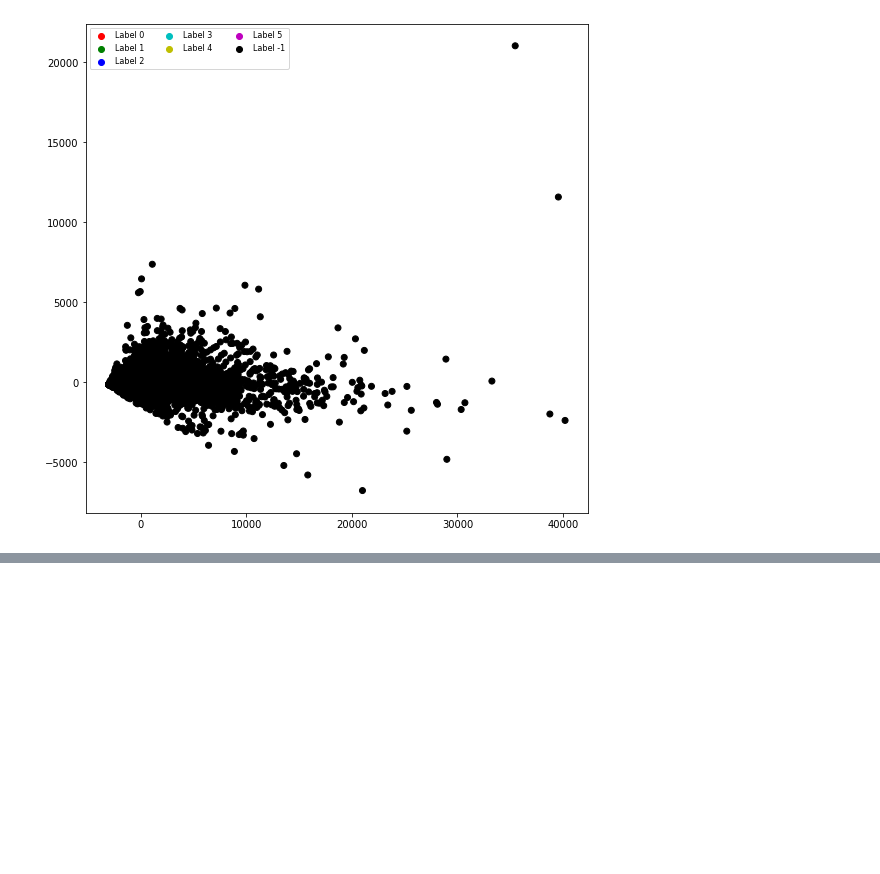
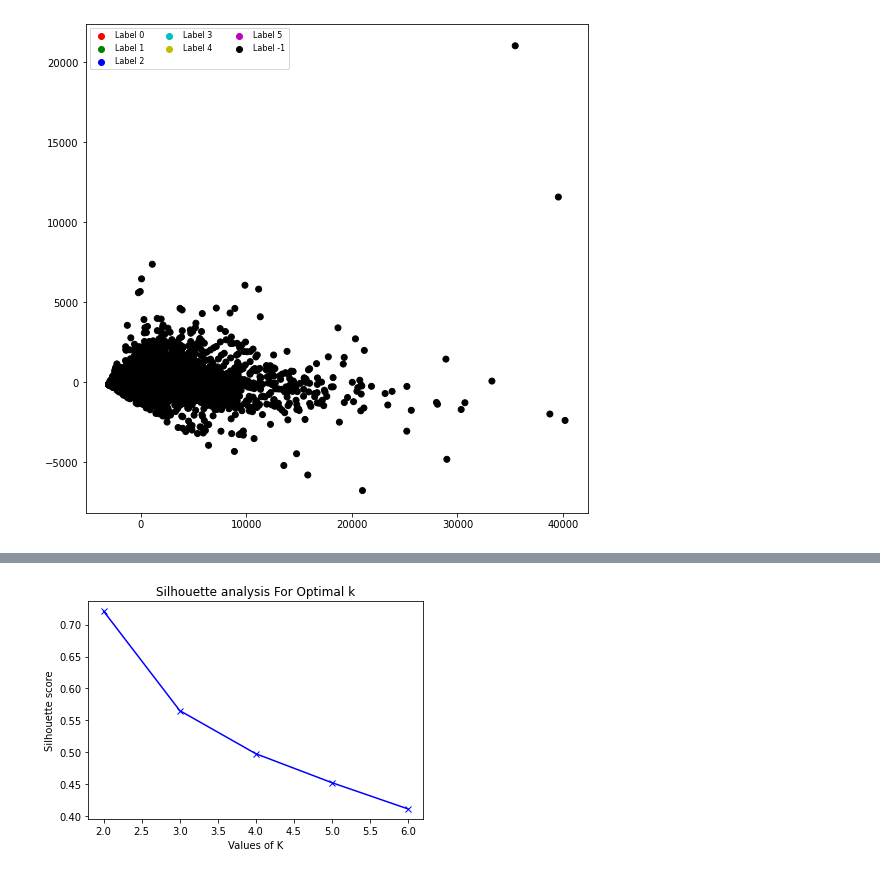
Before and after one commit to champsleague/MachineLearning_Projects, a Jupyter notebook: ML_phw2.ipynb, the cells around one changed output, grey strips where cells are left out. Saved outputs shown, nothing was run; the diff lists cells and outputs as text; code cells hidden in the pictures; blank space fills up the shorter version.

```diff
--- a/ML_phw2.ipynb
+++ b/ML_phw2.ipynb
@@ -535,3 +766,87 @@ import matplotlib.pyplot as plt
 5895       <1H OCEAN
 
 [2948 rows x 10 columns]
+# %%
+import io
+import pandas as pd
+import numpy as np
+from sklearn.preprocessing import MinMaxScaler
+from sklearn.preprocessing import MaxAbsScaler
+from sklearn.preprocessing import StandardScaler
+from sklearn.preprocessing import RobustScaler
+from sklearn import preprocessing
+from sklearn.preprocessing import LabelEncoder
+from sklearn.cluster import KMeans
+import matplotlib.pyplot as plt
+import seaborn as sns
+from sklearn.cluster import MeanShift, estimate_bandwidth
+
+df1 = pd.read_csv(io.StringIO(uploaded['housing.csv'].decode('utf-8')))
+del df1['median_house_value']
+df = df1.replace('', np.nan)
+df= df.dropna()
+
+# creating an instance of labelencoder
+labelencoder = LabelEncoder()
+
+# Assigning numerical values and storing it in another column 'ocean_prox_n'
+df['ocean_prox_n'] = labelencoder.fit_transform(df['ocean_proximity'])
+del df['ocean_proximity']
+df
+
+
+def split_dataframe_by_position(df, splits):
+
+    # Takes a dataframe and an integer of the number of splits to create.
+    # Returns a list of dataframes.
+
+    dataframes = []
+    index_to_split = len(df) // splits
+    start = 0
+    end = index_to_split
+    for split in range(splits):
+        temporary_df = df.iloc[start:end, :]
+        dataframes.append(temporary_df)
+        start += index_to_split
+        end += index_to_split
+    return dataframes
+split_dataframes = split_dataframe_by_position(df, 3)
+print(split_dataframes[1])
+
+
+from sklearn import datasets
+from sklearn.cluster import KMeans
+from sklearn.metrics import silhouette_score
+import matplotlib.pyplot as plt
+
+
+# Instantiate the KMeans models
+km = KMeans(n_clusters=3, random_state=42)
+
+# Fit the KMeans model
+km.fit_predict(df)
+
+# Calculate Silhoutte Score
+score = silhouette_score(df, km.labels_, metric='euclidean')
+
+# Print the score
+print('Silhouetter Score: %.3f' % score)
+
+range_n_clusters = [2,3,4,5,6]
+
+silhouette_avg = []
+for num_clusters in range_n_clusters:
+
+ # initialise kmeans
+ kmeans = KMeans(n_clusters=num_clusters)
+ kmeans.fit(df)
+ cluster_labels = kmeans.labels_
+
+ # silhouette score
+ silhouette_avg.append(silhouette_score(df, cluster_labels))
+plt.plot(range_n_clusters,silhouette_avg, 'bx-')
+plt.xlabel('Values of K')
+plt.ylabel('Silhouette score')
+plt.title('Silhouette analysis For Optimal k')
+plt.show()
+# %% [output]
@@ -537,0 +870 @@ import matplotlib.pyplot as plt
+[figure, added]
```
Also changed, not shown: parts of 14 cells of this notebook.
